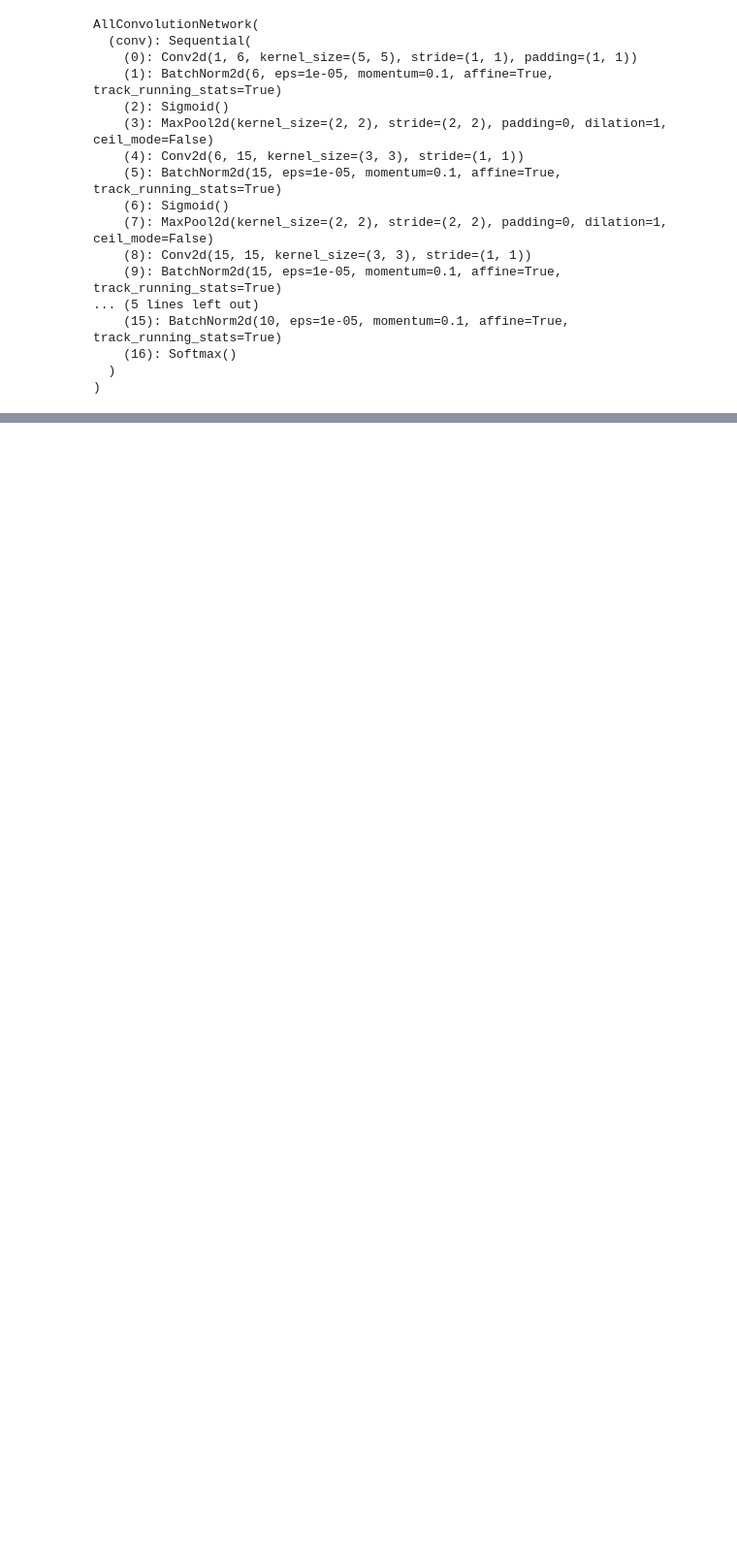
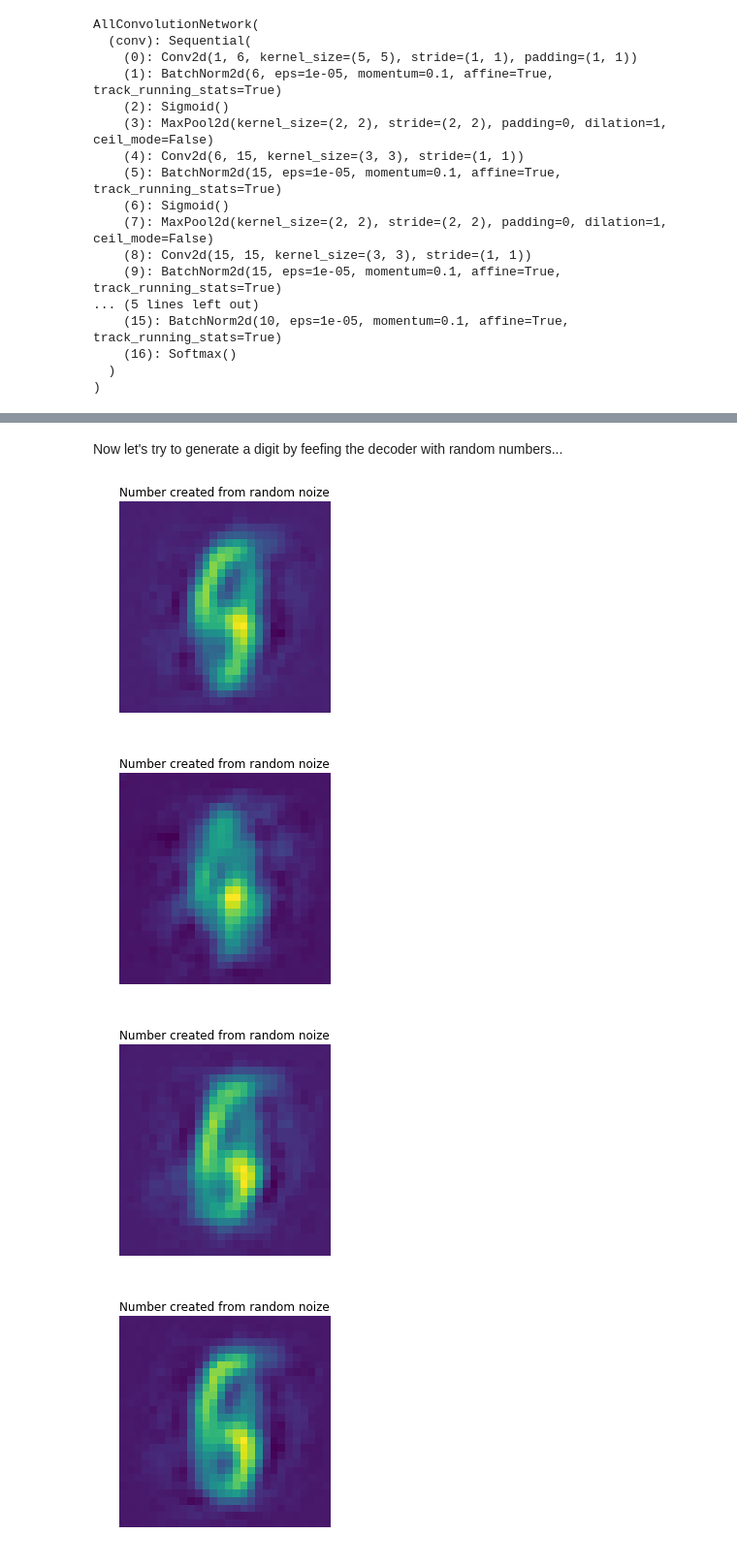
Before and after one commit to VieVie31/CV4Eya, a Jupyter notebook: 8_neural_networks/8_neural_networks.ipynb, the cells around one changed output, grey strips where cells are left out. Shown: that part at 97% size. Drawn from its saved outputs; the diff is of its cells as text; code cells hidden in the pictures; blank space fills up the shorter version.

```diff
--- a/8_neural_networks/8_neural_networks.ipynb
+++ b/8_neural_networks/8_neural_networks.ipynb
@@ -573,0 +662,15 @@ for i in range(5):
+# %% [markdown]
+Now let's try to generate a digit by feefing the decoder with random numbers...
+# %%
+for i in range(5):
+    random_input = torch.rand(1, latent_space_size) ** 5 #power just to add more variance... not the best way I know...
+
+    plt.title("Number created from random noize")
+    plt.imshow(ae.decoder.eval()(random_input).detach().numpy().reshape((28, 28)))
+    plt.axis("off")
+    plt.show()
+# %% [output]
+[figure, added]
+[figure, added]
+[figure, added]
+[figure, added]
```
Also changed, not shown: parts of 44 cells of this notebook.
